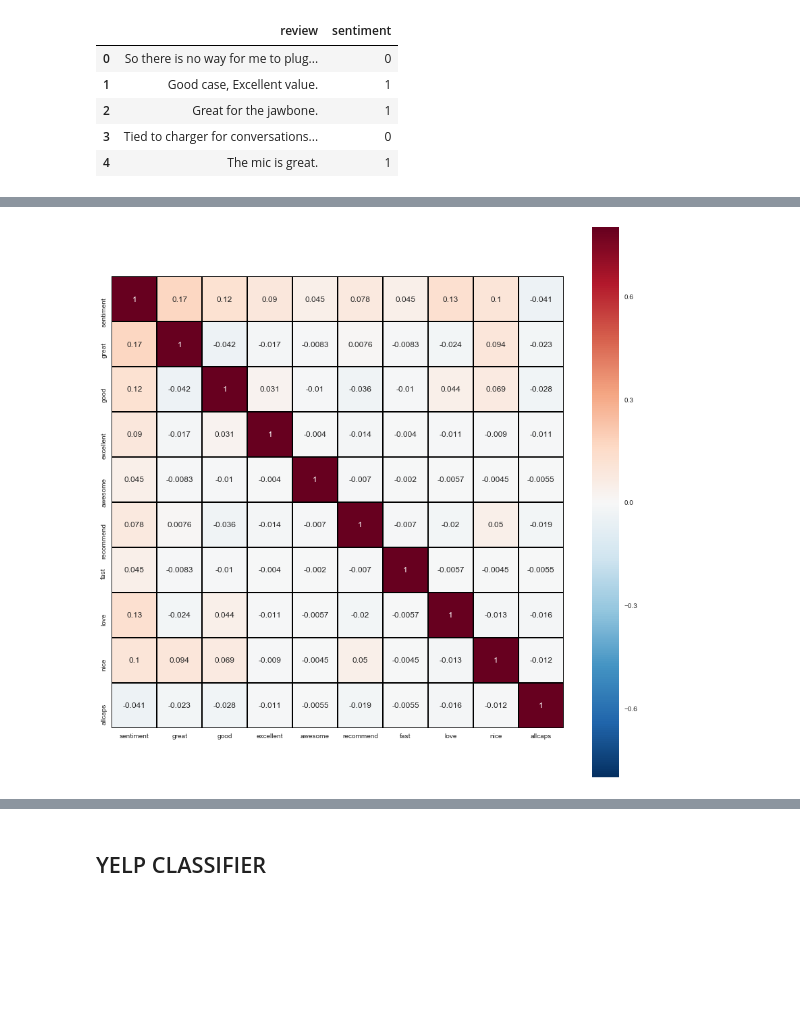
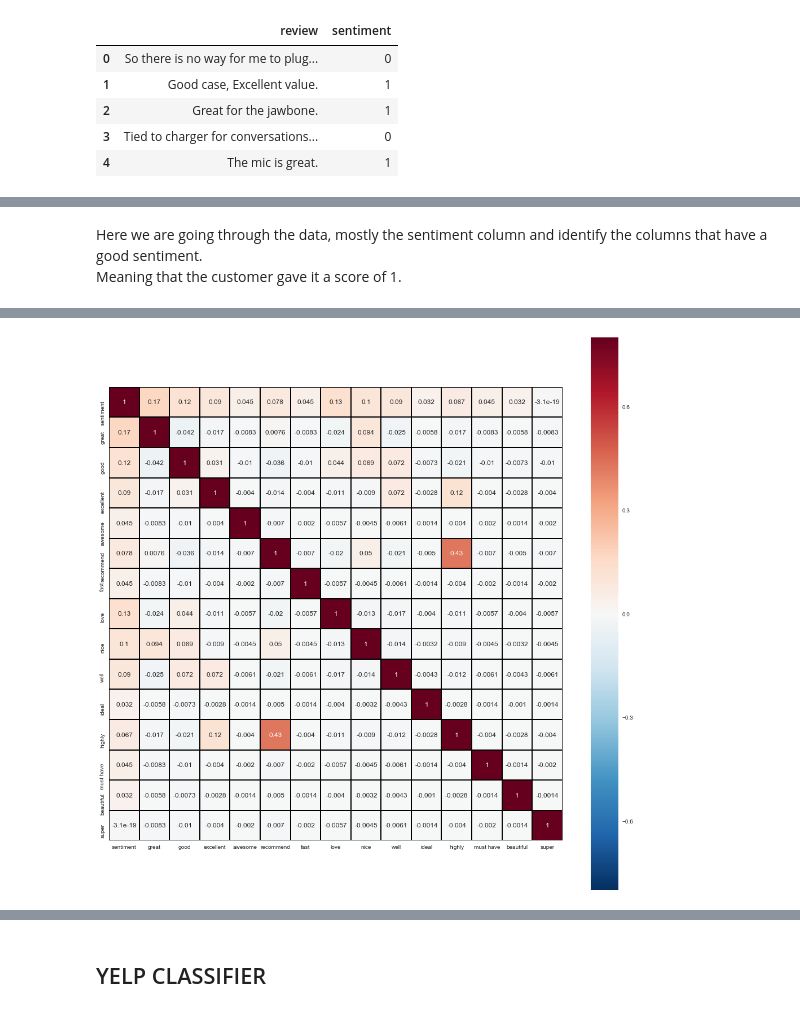
Before and after one commit to mguemon/Thinkful-, a Jupyter notebook: Challenge_FeedbackAnalysis.ipynb, the cells around one changed output, grey strips where cells are left out. Drawn from its saved outputs; the diff is of its cells as text; code cells hidden in the pictures; blank space fills up the shorter version.

```diff
--- a/Challenge_FeedbackAnalysis.ipynb
+++ b/Challenge_FeedbackAnalysis.ipynb
@@ -38,5 +41,5 @@ Let's Find the Good review meaning the ones with sentiment = 0
 # %%
-keywords_a = ['great', 'good', 'excellent', 'awesome', 'recommend', 'fast', 'love', 'nice' ]
+keywords_a = ['great', 'good', 'excellent', 'awesome', 'recommend', 'fast', 'love', 'nice','well','ideal','highly','must have','love','beautiful','super' ]
 
 for key in keywords_a:
     # Note that we add spaces around the key so that we're getting the word,
@@ -52,5 +69,3 @@ keywords_a
-# %%
-df_a['allcaps'] = df_a.review.str.isupper()
 # %%
 display(df_a.head())
 # %% [output]
@@ -60,6 +75,9 @@ display(df_a.head())
 | 2 | Great for the jawbone. | 1 | False | False | False | False | False | False | False | False | ... |
 | 3 | Tied to charger for conversations... | 0 | False | False | False | False | False | False | False | False | ... |
 | 4 | The mic is great. | 1 | False | False | False | False | False | False | False | False | ... |
+# %% [markdown]
+Here we are going through the data, mostly the sentiment column and identify the columns that have a good sentiment.
+Meaning that the customer gave it a score of 1.
 # %%
 df_a['sentiment'] = (df_a['sentiment'] == 1)
 # Note that if you run this cell a second time everything will become false.
@@ -74,8 +92,8 @@ display(df_a.head())
 | 3 | Tied to charger for conversations... | False | False | False | False | False | False | False | False | False | ... |
 | 4 | The mic is great. | True | False | False | False | False | False | False | False | False | ... |
 # %%
-plt.figure(figsize=(15, 15))
+plt.figure(figsize=(18, 18))
 sns.heatmap(df_a.corr(),vmax=.8, square=True, linecolor='black', linewidths=1, annot=True)
 plt.show()
 # %% [output]
-[figure, old version]
+[figure, new version]
```
Also changed, not shown: parts of 47 cells of this notebook.
